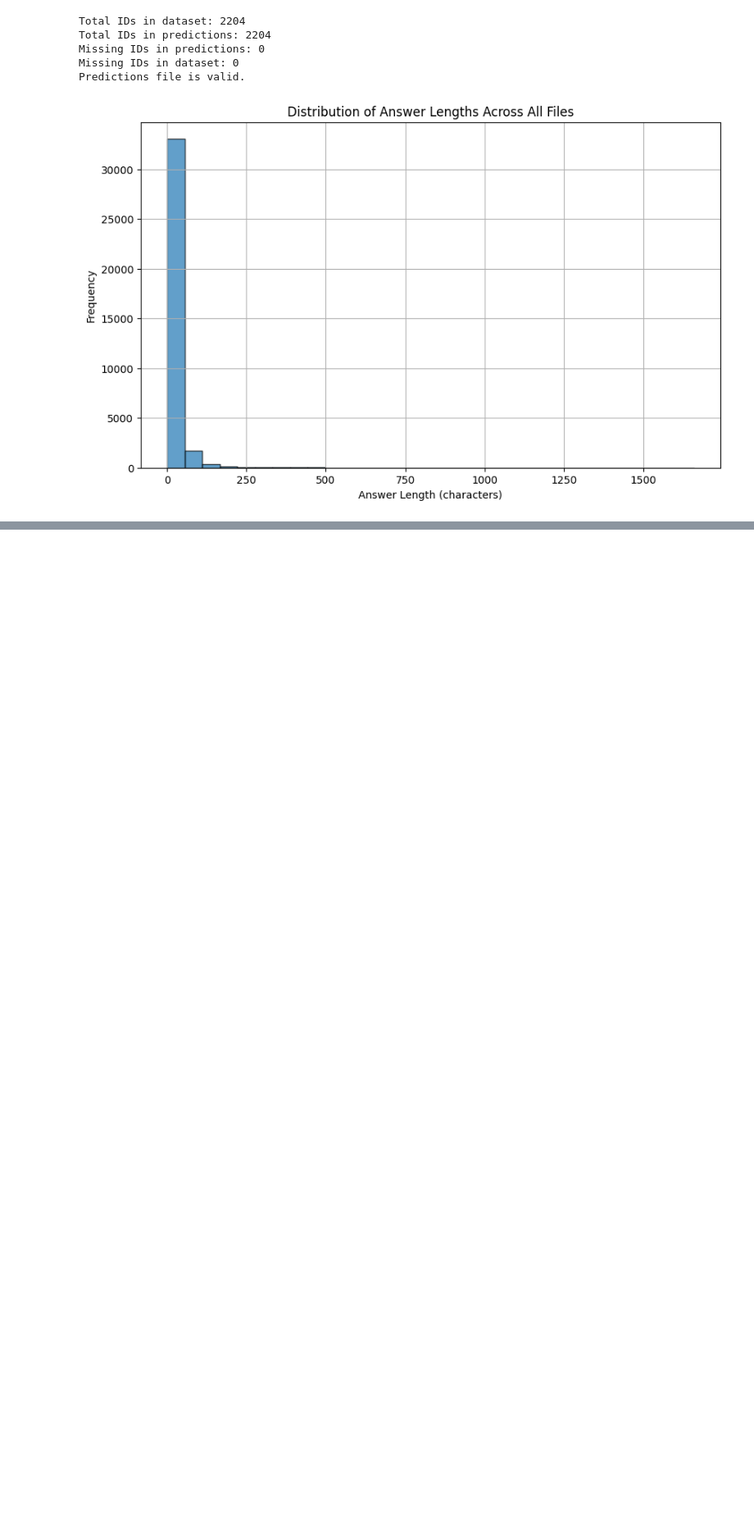
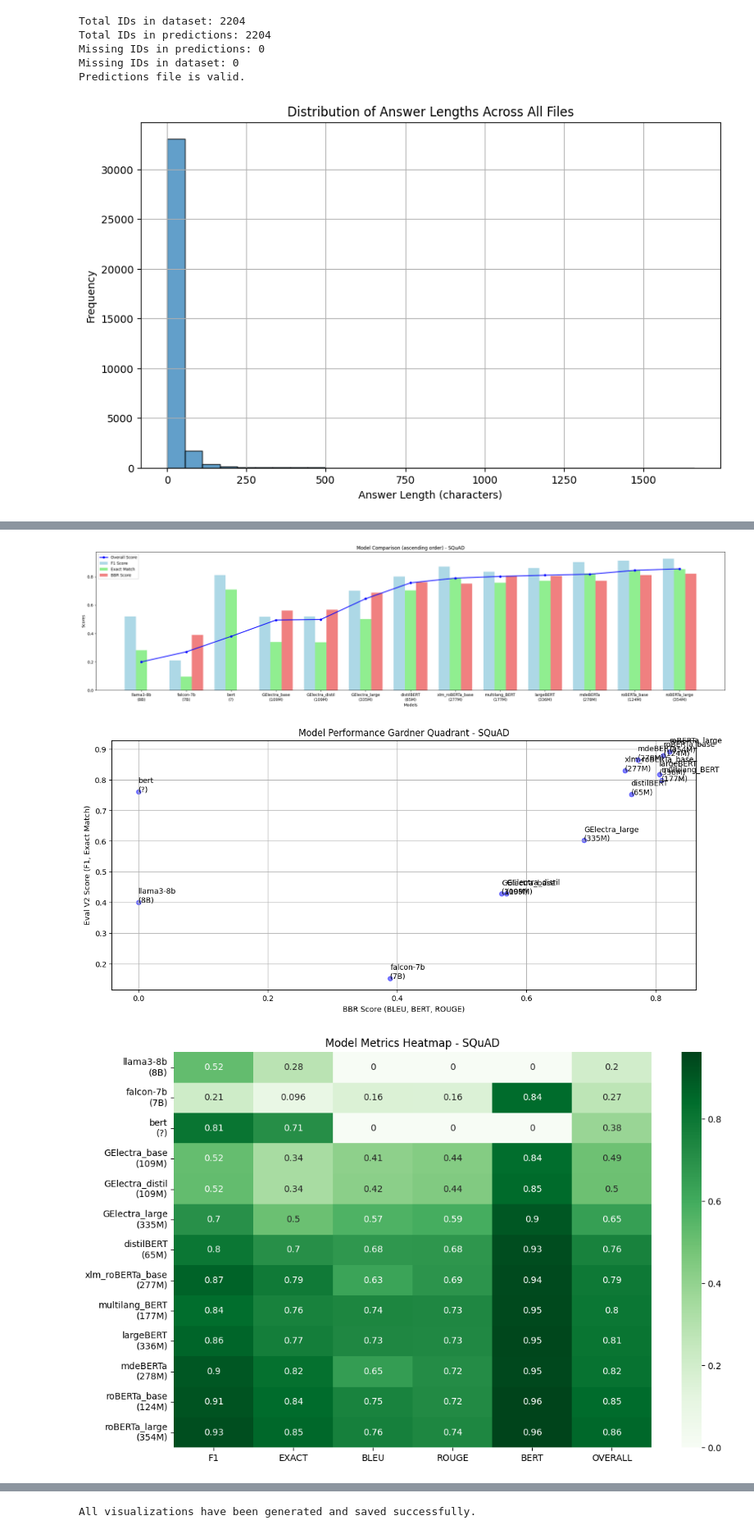
Before and after one commit to aminbensaad/eon-llm, a Jupyter notebook: llm/level-0.ipynb, the cells around one changed output, grey strips where cells are left out. Shown at 82% size. Drawn from its saved outputs; the diff is of its cells as text; code cells hidden in the pictures; blank space fills up the shorter version.

```diff
--- a/llm/level-0.ipynb
+++ b/llm/level-0.ipynb
@@ -361,0 +311,36 @@ plt.show()
+# %%
+# Define the directory paths
+base_dir = './eval_results'
+figure_root = './figures'
+timing_results_path = './timing_results.json'
+
+# Select the subdirectory
+subdir = ['base', 'tuned', 'Gtuned'] # options: base, Gbase, tuned, Gtuned
+
+# Load data
+data, model_name_map = load_json_files(base_dir, subdir, datasets)
+
+# Load timing results
+timing_results = load_timing_results(timing_results_path)
+
+# Create and display DataFrame
+df = pd.DataFrame(data)
+timing_df = pd.DataFrame.from_dict(timing_results, orient='index').reset_index()
+timing_df = timing_df.rename(columns={'index': 'model'})
+df = pd.merge(df, timing_df, on='model', how='left')
+
+# Execute visualizations for both datasets
+for dataset_name in datasets:
+    plot_bar_chart_with_line_graph(df, dataset_name, figure_root)
+    plot_gardner_quadrant(df, dataset_name, figure_root)
+    plot_heat_map(df, dataset_name, figure_root)
+    plot_bar_chart_comparison(df, dataset_name, figure_root)
+    plot_comparison_heat_map(df, dataset_name, figure_root)
+
+plot_timing_heat_map(df, figure_root)
+
+print("All visualizations have been generated and saved successfully.")
+# %% [output]
+[figure, added]
+[figure, added]
+[figure, added]
@@ -361,0 +356 @@ plt.show()
+All visualizations have been generated and saved successfully.
```
Also changed, not shown: parts of 3 cells of this notebook.
